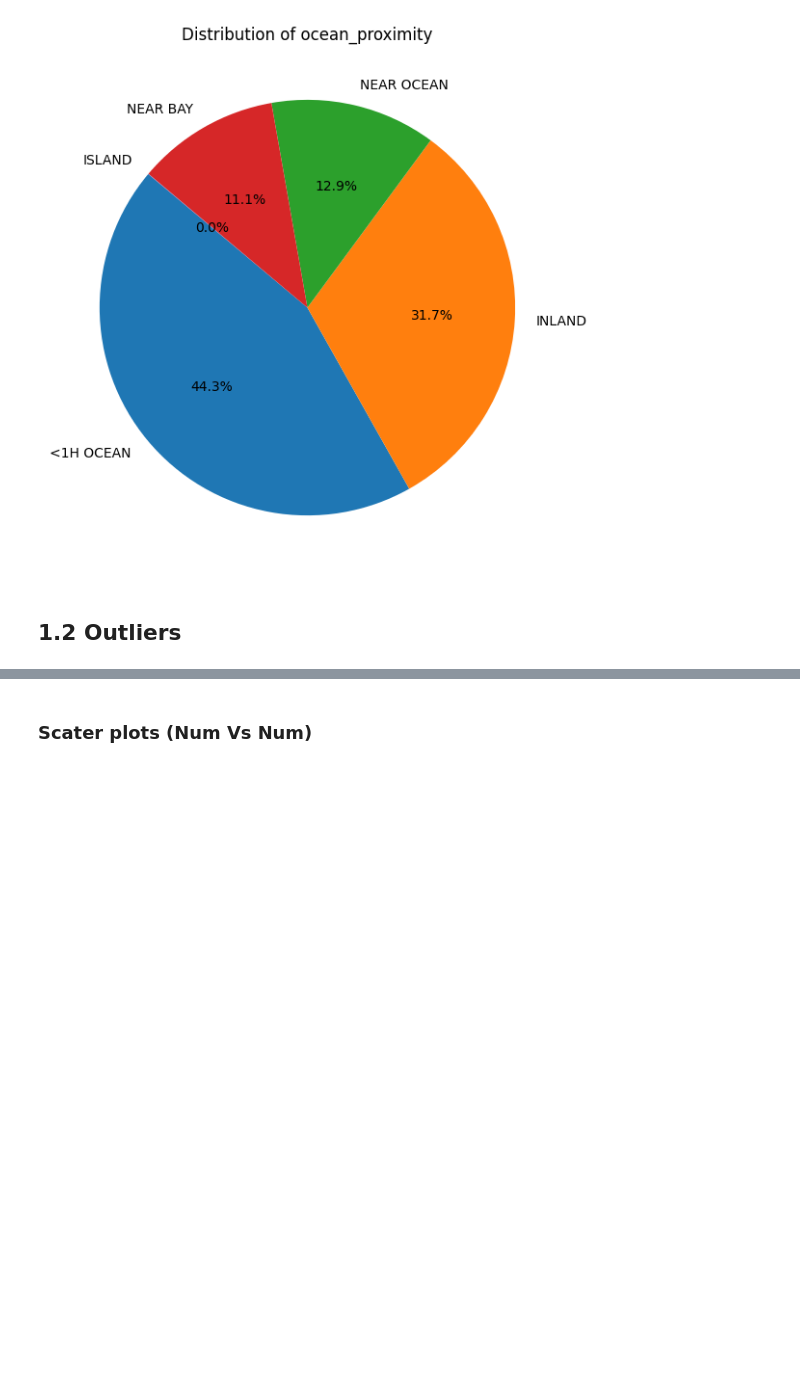
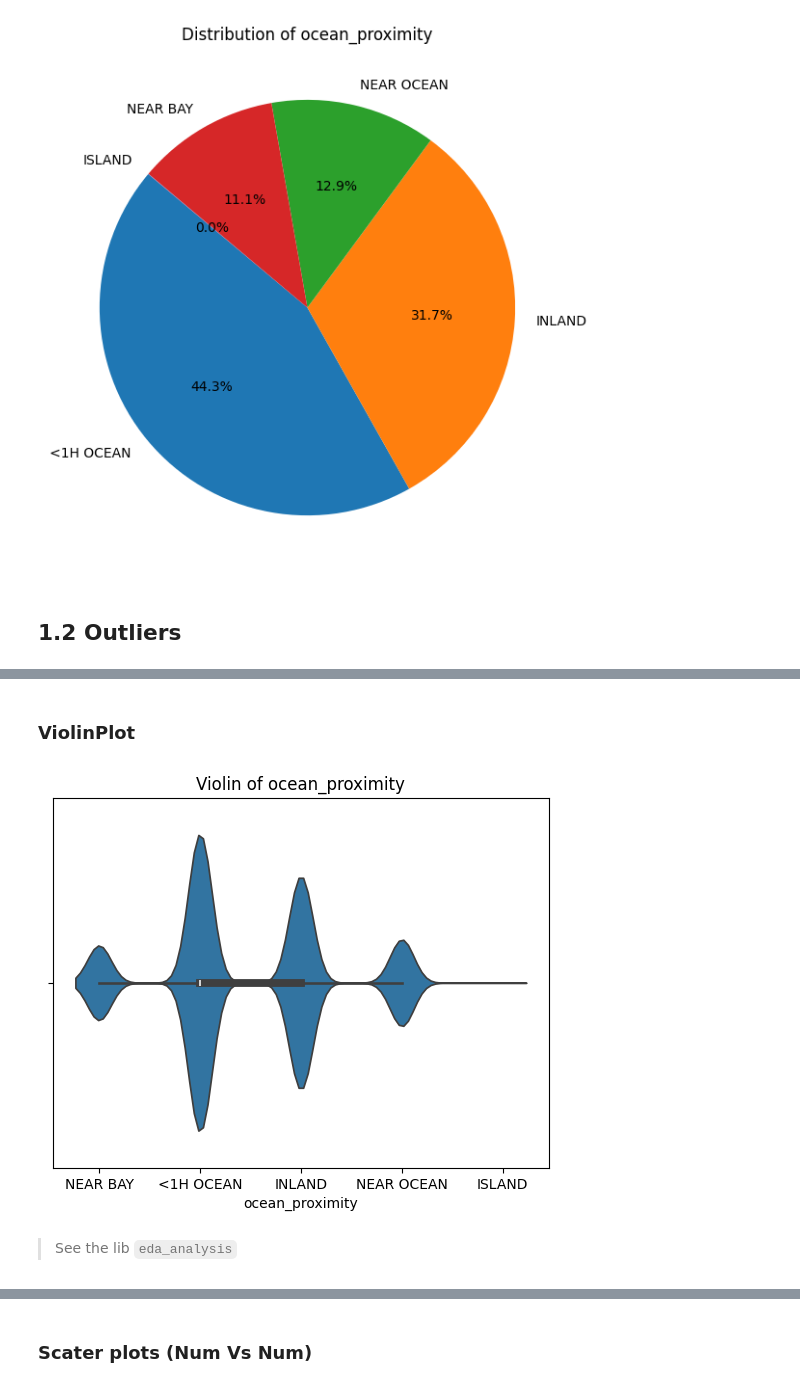
Before and after one commit to tevoshw/machine-learning, a Jupyter notebook: books/2. Data/2. Eda and Preprocessing/1.1 EdaPlots.ipynb, the cells around one changed output, grey strips where cells are left out. Saved outputs shown, nothing was run; the diff lists cells and outputs as text; code cells hidden in the pictures; blank space fills up the shorter version.

```diff
--- a/books/2. Data/2. Eda and Preprocessing/1.1 EdaPlots.ipynb
+++ b/books/2. Data/2. Eda and Preprocessing/1.1 EdaPlots.ipynb
@@ -86,3 +148,13 @@ plt.show()
+# %% [markdown]
+### ViolinPlot
+# %%
+sns.violinplot(x = dataset['ocean_proximity'])
+plt.title(f'Violin of ocean_proximity')
+plt.show()
+# %% [output]
+[figure, added]
+# %% [markdown]
+> See the lib `eda_analysis`
 # %% [markdown]
 # 2. Bivariate Analysis
 
```
Also changed, not shown: parts of 40 cells of this notebook, 3 other files.
